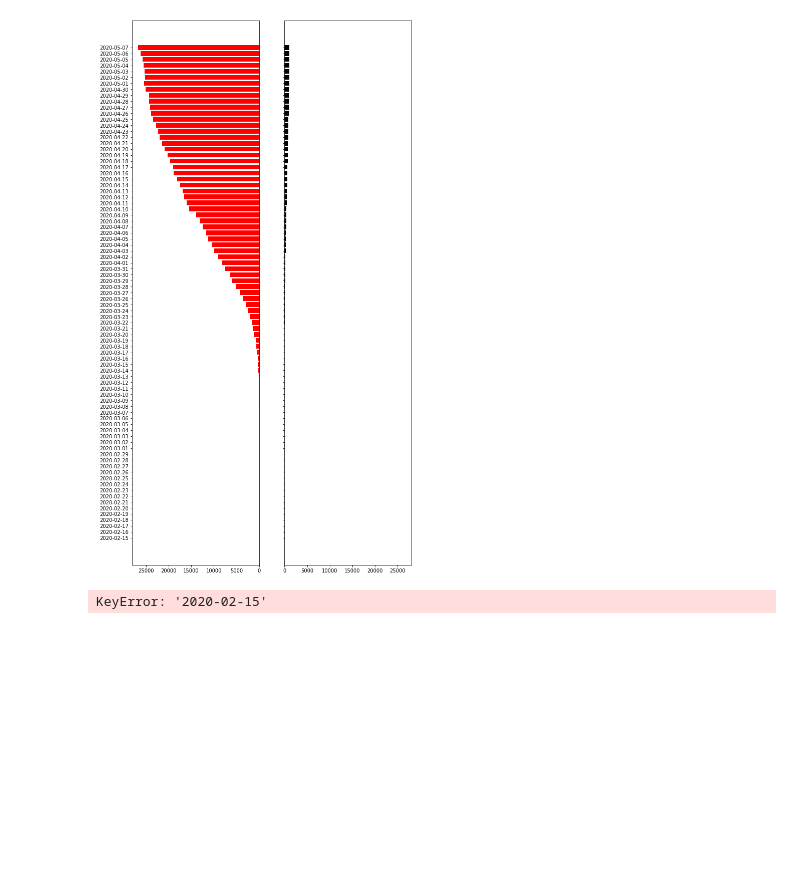
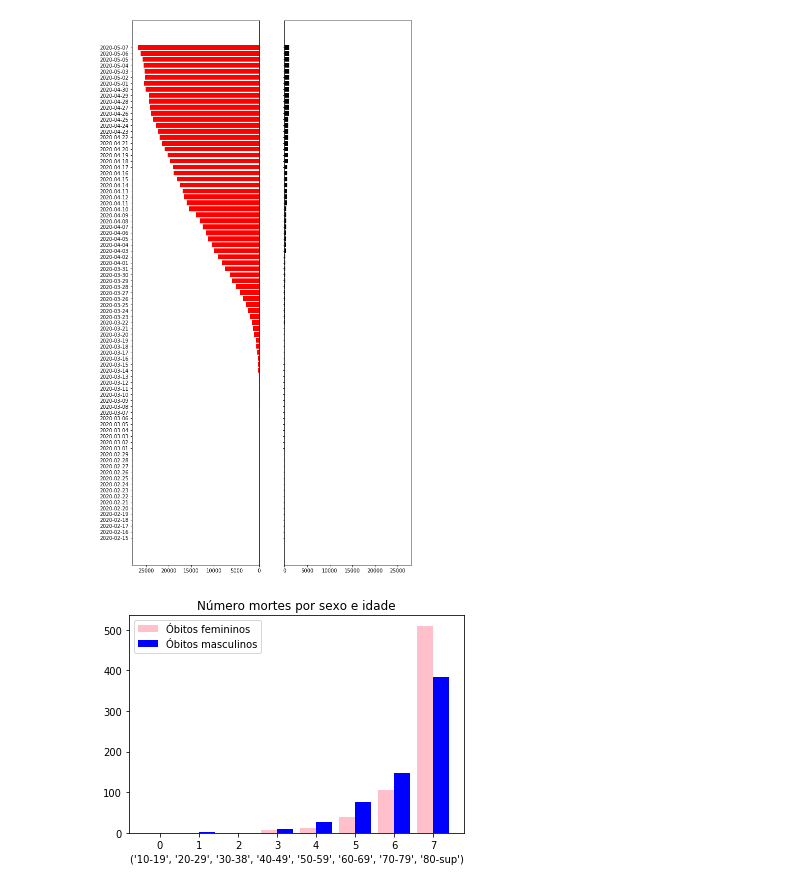
Before and after one commit to rafapsm/epidemiologia, a Jupyter notebook: Projeto_Covid19/notebooks/Stats.ipynb, the cells around one changed output. Cells and saved outputs as stored; diff of their text form; code cells hidden in the pictures; blank space fills up the shorter version.

```diff
--- a/Projeto_Covid19/notebooks/Stats.ipynb
+++ b/Projeto_Covid19/notebooks/Stats.ipynb
@@ -187,32 +187,28 @@ plt.savefig('mobilidade/casosconfirmadosvsobitos.png', dpi=200)
 # %% [output]
 [figure]
 # %%
-from bokeh.plotting import figure, show, output_file, output_notebook
+recente = confirmados.sort_values(by=['date'], ascending=False).head(1)['date'].values
+recente[0]
 
-recente = df1.sort_values(by=['date'], ascending=False).head(1)['date'].values
-feminino = df1.filter(regex=("obitos_feminino|data"))[ df1.date == recente[0] ].values
-masculino = df1.filter(regex=("obitos_masculino|data"))[ df1.date == recente[0] ].values
-
-pieLabels =
+feminino = confirmados.filter(regex=("obitos_feminino|data"))[ confirmados.date == recente[0] ].values
+masculino = confirmados.filter(regex=("obitos_masculino|data"))[ confirmados.date == recente[0] ].values
 
 obitos_feminino = feminino[0][1:]
 obitos_masculino = masculino[0][1:]
 
+escalões = '10-19', '20-29', '30-38', '40-49', '50-59', '60-69', '70-79', '80-sup'
+
+x = np.arange(len(escalões))
 
 
-escalões = ['0-9', '10-19', '20-29', '30-38', '40-49', '50-59', '60-69', '70-79', '80-sup']
+width=0.4
 
-colormap = {'feminino': 'pink', 'masculino': 'blue'}
+plt.bar( x - width/2, obitos_feminino, width=width , color="pink")
+plt.bar( x + width/2, obitos_masculino, width=0.4, color="blue")
 
-colors = [colormap[x] for x in df1.date]
-
-p = figure(title = "Óbitos por sexo e por idades")
-p.xaxis.axis_label = 'Data'
-p.yaxis.axis_label = 'Faixa Etária'
-p.circle(df1.date, escalões, fill_alpha=0.2, color=colors, size=10)
-
-output_notebook()
-
-show(p)
+plt.title('Número mortes por sexo e idade')
+plt.xlabel(escalões)
+plt.legend([ 'Óbitos femininos', 'Óbitos masculinos'], loc='upper left')
+plt.savefig('stats/obitos_sexo_idade.png', dpi=200)
 # %% [output]
-KeyError: '2020-02-15'
+[figure, added]
```
Also changed, not shown: parts of 1 cell of this notebook, 2 other files.
